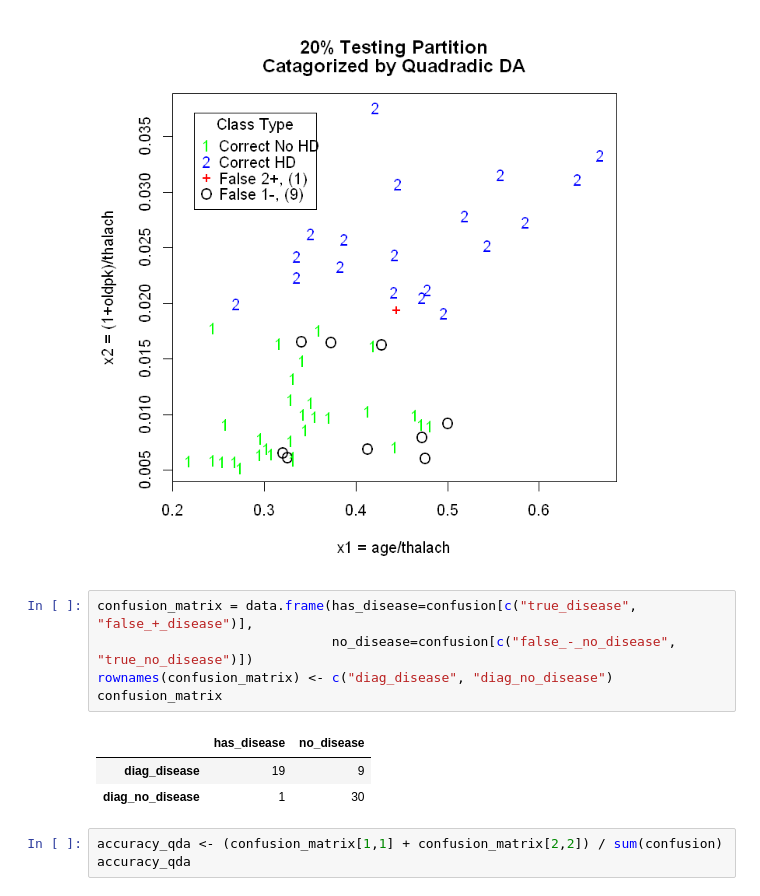
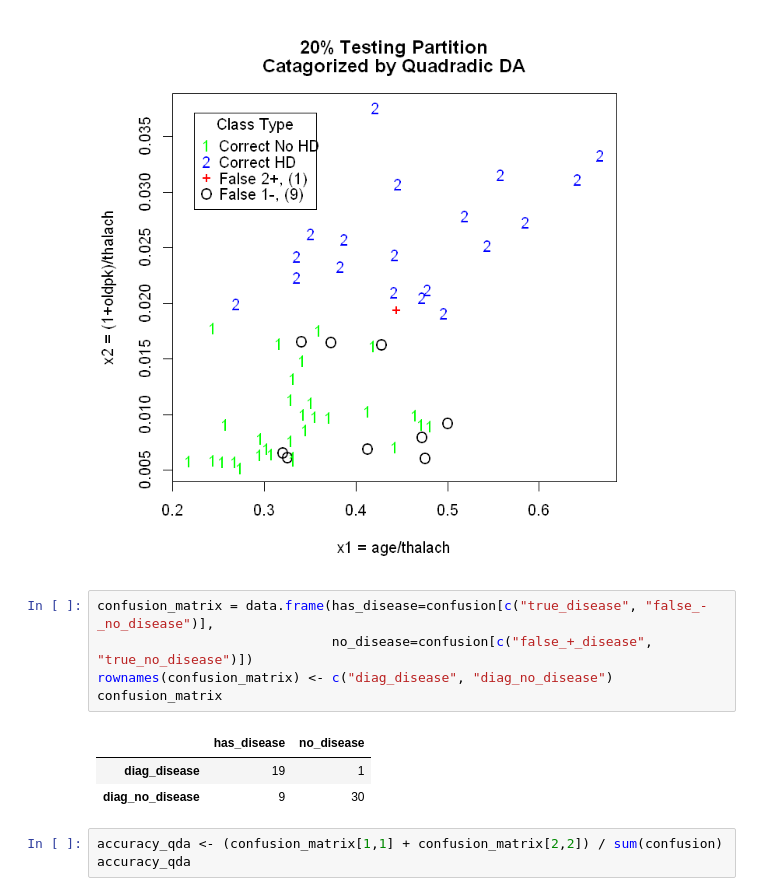
Before and after one commit to focods/WonderfulML, a Jupyter notebook: docs/notebooks/session04_r.ipynb, the cells around one changed output. Saved outputs shown, nothing was run; the diff lists cells and outputs as text.

Commit message:
fix QDA & LDA confusion matrices

```diff
--- a/docs/notebooks/session04_r.ipynb
+++ b/docs/notebooks/session04_r.ipynb
@@ -839,14 +840,14 @@ legend("topleft", inset=0.05, title="Class Type", c("Correct No HD", "Correct HD
 # %% [output]
 [figure]
 # %%
-confusion_matrix = data.frame(has_disease=confusion[c("true_disease", "false_+_disease")],
-                              no_disease=confusion[c("false_-_no_disease", "true_no_disease")])
+confusion_matrix = data.frame(has_disease=confusion[c("true_disease", "false_-_no_disease")],
+                              no_disease=confusion[c("false_+_disease", "true_no_disease")])
 rownames(confusion_matrix) <- c("diag_disease", "diag_no_disease")
 confusion_matrix
 # %% [output]
 |  | has_disease | no_disease |
-| diag_disease | 19 | 9 |
-| diag_no_disease | 1 | 30 |
+| diag_disease | 19 | 1 |
+| diag_no_disease | 9 | 30 |
 # %%
 accuracy_qda <- (confusion_matrix[1,1] + confusion_matrix[2,2]) / sum(confusion)
 accuracy_qda
```
Also changed, not shown: parts of 4 cells of this notebook.
